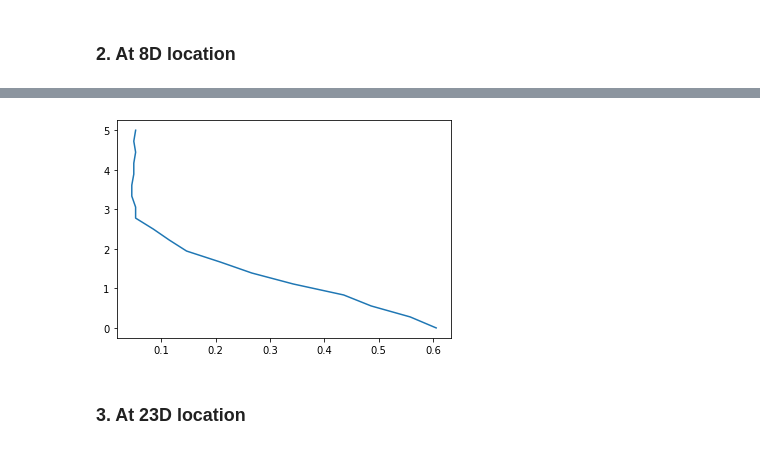
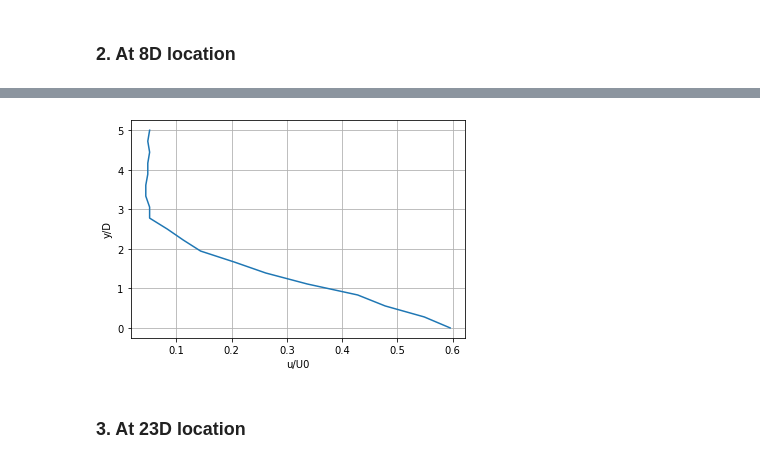
Before and after one commit to lakhiwal007/AE451A, a Jupyter notebook: Subsonic Jet Propagation/lab8.ipynb, the cells around one changed output, grey strips where cells are left out. Cells and saved outputs as stored; diff of their text form; code cells hidden in the pictures.

```diff
--- a/Subsonic Jet Propagation/lab8.ipynb
+++ b/Subsonic Jet Propagation/lab8.ipynb
@@ -130,9 +123,12 @@ _8DLocation_df.rename(columns={0 : "Stagnation pressure in Chamber", 1: "Pitote
 # %%
 velocity8D, y8D = pressure2Velocity(_8DLocation_df,Type="radial")
-# %%
-plt.plot(velocity8D,y8D);
-# %% [output]
-[figure, removed]
+# %%
+plt.plot(velocity8D,y8D);
+plt.xlabel("u/U0")
+plt.ylabel("y/D");
+plt.grid();
+# %% [output]
+[figure, added]
 # %% [markdown]
 ### 3. At 23D location
 # %%
```
Also changed, not shown: parts of 23 cells of this notebook, 5 other files.
